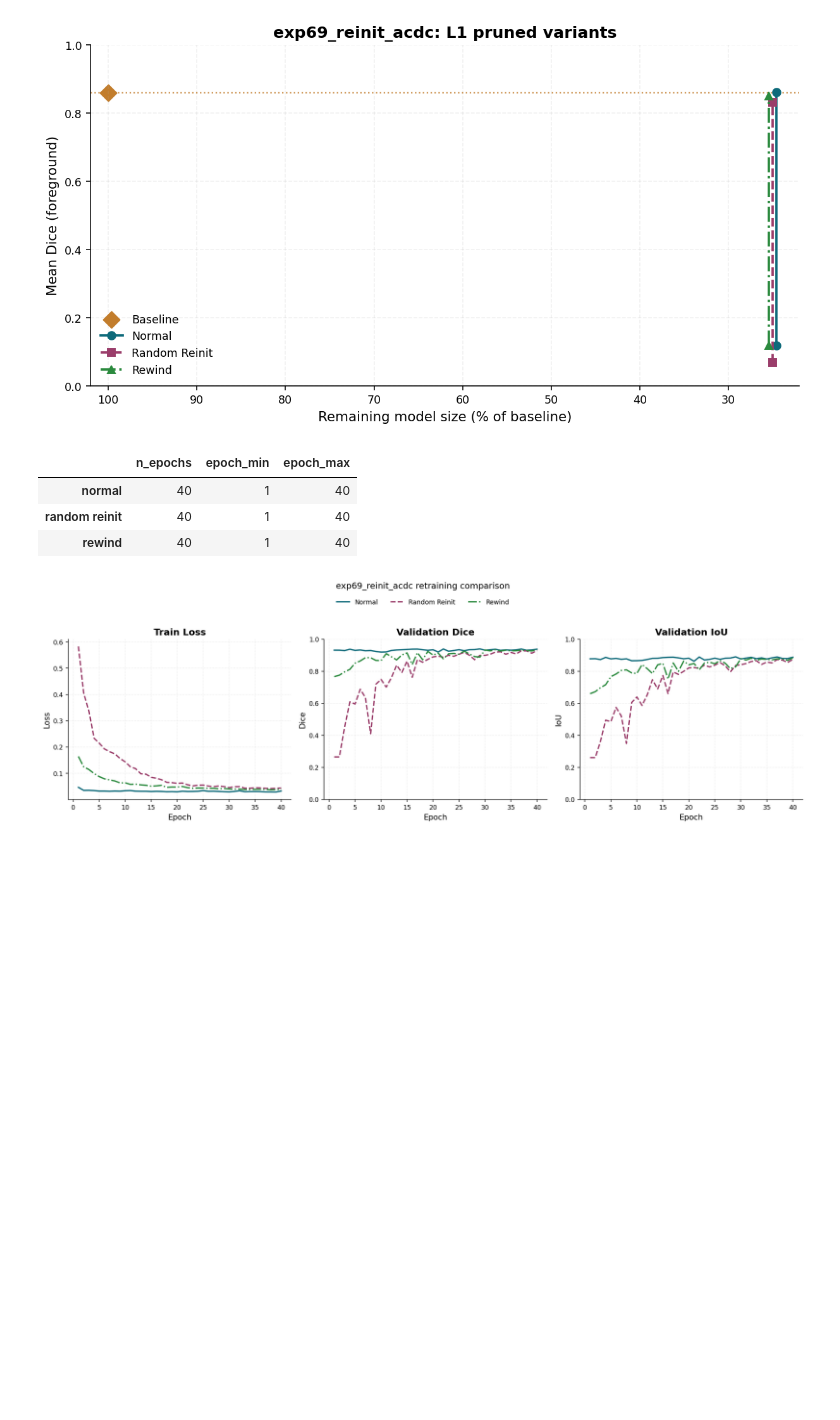
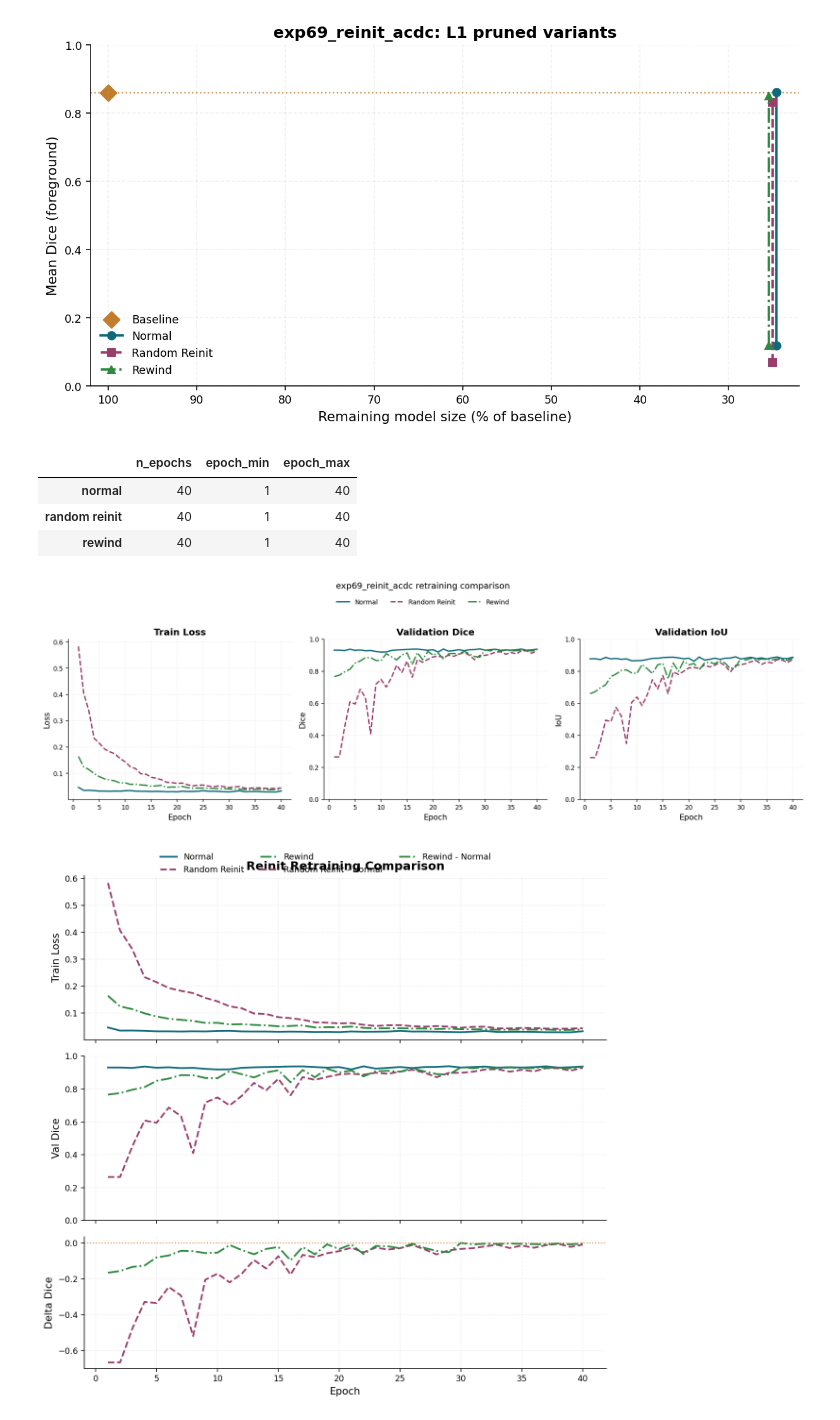
Before and after one commit to TijmenToxopeus/basic_UNet, a Jupyter notebook: src/notebooks/exp69_reinit_plots.ipynb, the cells around one changed output. Saved outputs shown, nothing was run; the diff lists cells and outputs as text; code cells hidden in the pictures; blank space fills up the shorter version.

```diff
--- a/src/notebooks/exp69_reinit_plots.ipynb
+++ b/src/notebooks/exp69_reinit_plots.ipynb
@@ -198,3 +198,76 @@ plt.tight_layout()
 plt.show()
 # %% [output]
 [figure]
+# %%
+# Figure 3: Clear reinit comparison (stacked metrics + delta to normal)
+fig, axes = plt.subplots(3, 1, figsize=(8.8, 8.4), sharex=True, gridspec_kw={'height_ratios': [1.0, 1.0, 0.8]})
+
+variant_style = {
+    'normal': {'color': PUB_COLORS['l1'], 'linestyle': '-'},
+    'random reinit': {'color': PUB_COLORS['corr'], 'linestyle': '--'},
+    'rewind': {'color': PUB_COLORS['good'], 'linestyle': '-.'},
+}
+
+normal_df = metrics_by_variant['normal'].sort_values('epoch').reset_index(drop=True)
+
+# Panel 1: Train loss
+for variant, style in variant_style.items():
+    df = metrics_by_variant[variant].sort_values('epoch')
+    axes[0].plot(
+        df['epoch'],
+        df['train_loss_mean'],
+        color=style['color'],
+        linestyle=style['linestyle'],
+        linewidth=1.9,
+        label=variant.title(),
+    )
+axes[0].set_title('Reinit Retraining Comparison')
+axes[0].set_ylabel('Train Loss')
+despine(axes[0])
+
+# Panel 2: Validation Dice
+for variant, style in variant_style.items():
+    df = metrics_by_variant[variant].sort_values('epoch')
+    axes[1].plot(
+        df['epoch'],
+        df['val_dice_mean'],
+        color=style['color'],
+        linestyle=style['linestyle'],
+        linewidth=1.9,
+    )
+axes[1].set_ylabel('Val Dice')
+axes[1].set_ylim(0, 1)
+despine(axes[1])
+
+# Panel 3: Dice delta vs normal
+for variant in ['random reinit', 'rewind']:
+    style = variant_style[variant]
+    df = metrics_by_variant[variant].sort_values('epoch').reset_index(drop=True)
+    aligned = df[['epoch', 'val_dice_mean']].merge(
+        normal_df[['epoch', 'val_dice_mean']],
+        on='epoch',
+        suffixes=('', '_normal')
+    )
+    delta = aligned['val_dice_mean'] - aligned['val_dice_mean_normal']
+    axes[2].plot(
+        aligned['epoch'],
+        delta,
+        color=style['color'],
+        linestyle=style['linestyle'],
+        linewidth=1.9,
+        label=f"{variant.title()} - Normal",
+    )
+
+axes[2].axhline(0.0, color=PUB_COLORS['neutral'], linestyle=':', linewidth=1.2, alpha=0.75)
+axes[2].set_xlabel('Epoch')
+axes[2].set_ylabel('Delta Dice')
+despine(axes[2])
+
+handles_top, labels_top = axes[0].get_legend_handles_labels()
+handles_delta, labels_delta = axes[2].get_legend_handles_labels()
+fig.legend(handles_top + handles_delta, labels_top + labels_delta, loc='upper center', ncol=3, frameon=False, bbox_to_anchor=(0.5, 1.01))
+
+plt.tight_layout()
+plt.show()
+# %% [output]
+[figure, added]
```
Also changed, not shown: parts of 1 cell of this notebook, 4 other files.
